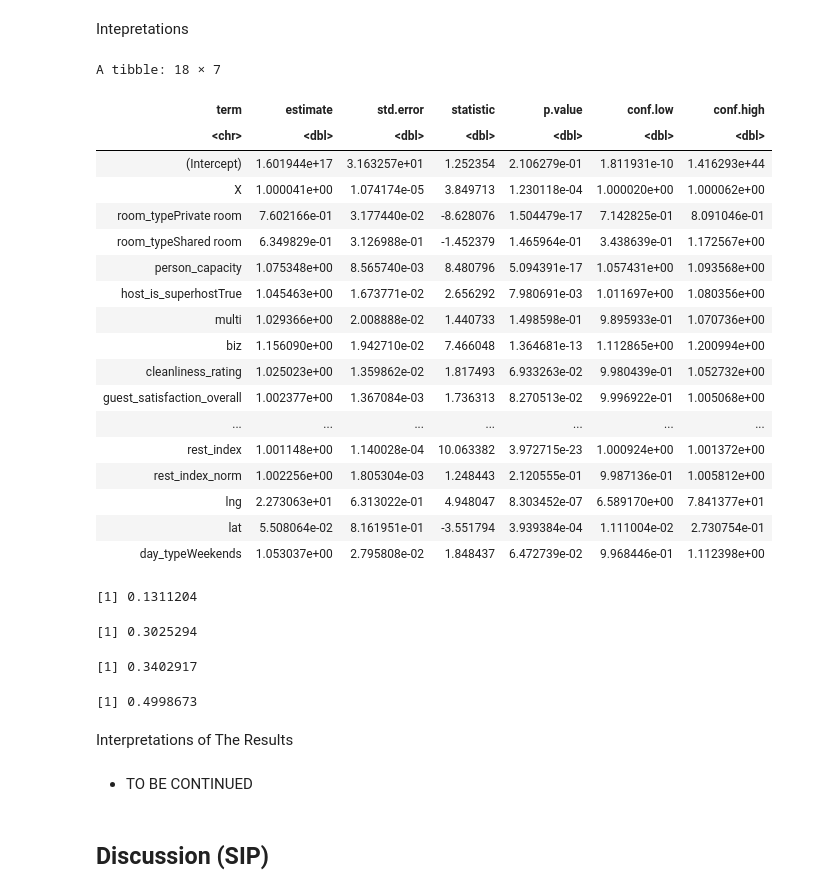
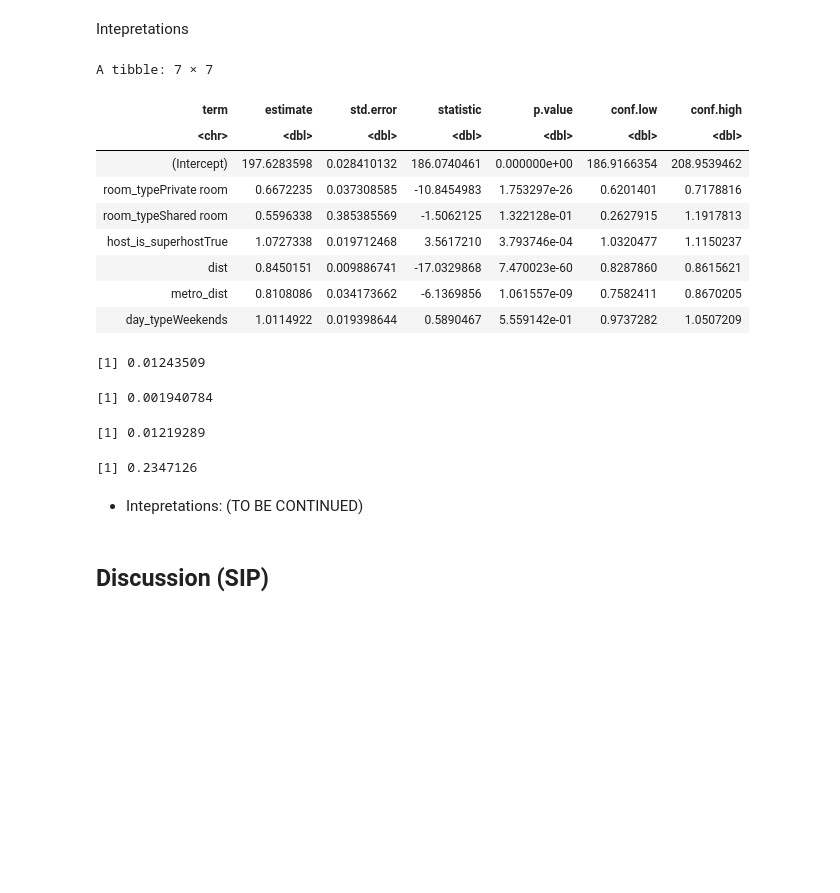
Before and after one commit to XH-DP3/STAT-301-Project-Final-Report---Group-33, a Jupyter notebook: Group 33 Final Report.ipynb, the cells around one changed output. Saved outputs shown, nothing was run; the diff lists cells and outputs as text; code cells hidden in the pictures; blank space fills up the shorter version.

```diff
--- a/Group 33 Final Report.ipynb
+++ b/Group 33 Final Report.ipynb
@@ -257,12 +268,9 @@ VIF Checking
 # %%
 # The full model contains all predictors (except room_shared and room_private since they are contained in romm_type. Otherwise it will cause the aliasing problem) in the dataset
-model_for_vif <- lm(realSum ~ . - room_shared - room_private, data = athens_selection)
+model_for_vif <- lm(realSum ~  room_type + host_is_superhost + dist + metro_dist + guest_satisfaction_overall + cleanliness_rating + day_type, data = athens_selection)
 
 # Calculate VIF for each predictor in the full model
 vif_values <- vif(model_for_vif)
 
-# Identify predictors with VIF greater than 5 (based on the rule of thumb)
-adj_gvif <- vif_values[, "GVIF^(1/(2*Df))"]
-high_gvif <- adj_gvif[adj_gvif > 5]
-high_gvif
+vif_values
 # %% [output]
@@ -275,12 +292,12 @@ Nested Model Comparison
 # %%
 # This model contains all the predictors selected after VIF check
-model_full <- lm(realSum~ . - room_shared - room_private - attr_index - attr_index_norm, data = athens_selection)
+model_full <- model_for_vif
 
-# This model contains the predictors that we believe are relevant based on EDA and our research question
-model_reduced_1 <- lm(realSum ~ day_type + room_type + guest_satisfaction_overall + dist, data = athens_selection)
+# This model removes satisfaction features
+model_reduced_1 <- lm(realSum ~ room_type + host_is_superhost + dist + metro_dist + day_type, data = athens_selection)
 
 # This is another reduced model, which contains
-model_reduced_2 <- lm(realSum~ . - room_shared - room_private - attr_index - attr_index_norm - rest_index - rest_index_norm - lat - lng, data = athens_selection)
+model_reduced_2 <- lm(realSum~  room_type + host_is_superhost + guest_satisfaction_overall + cleanliness_rating + day_type, data = athens_selection)
 # %%
 # Perform ANOVA to compare the reduced model 1 with the full model
 anova_result_1 <- anova(model_reduced_1, model_full)
@@ -327,9 +346,9 @@ plot(model_full)
     - To address the above issues, we will apply a logarithmic transformation to the response variable (realSum). Modeling log(realSum) typically stabilizes variance, reduces right-skewness, and mitigates the influence of extreme price values, leading to a model that better satisfies linear regression assumptions.
 # %%
 # Apply log transformation to the response variable to address the above issues
-model_full_log <- lm(log(realSum)~ . - room_shared - room_private - attr_index - attr_index_norm, data = athens_inference)
+model_reduced_1_log <- lm(log(realSum) ~ room_type + host_is_superhost + dist + metro_dist + day_type, data = athens_inference)
 
-# Diagnostic plots for the transformed full model
+# Diagnostic plots for the transformed model
 par(mfrow = c(2, 2))
-plot(model_full_log)
+plot(model_reduced_1_log)
 # %% [output]
@@ -342,45 +360,40 @@ Warning message in sqrt(crit * p * (1 - hh)/hh):
 - After applying a logarithmic transformation to the response, diagnostic plots show substantial improvement in model assumptions. Residuals exhibit homoscedasticity, approximate normality, and no severe influential points. Therefore, the transformed model is considered appropriate for inference.
 # %% [markdown]
 Intepretations
+# %%
+# Assign the final model
+finalized_model <- model_reduced_1_log
 # %%
 # Perform tidy to get the model summary with exponentiated coefficients and confidence intervals
-result <- tidy(model_full_log, exponentiate = TRUE, conf.int = TRUE)
+result <- tidy(finalized_model, exponentiate = TRUE, conf.int = TRUE)
 
 result
 
 # Adjusted R-squared values for the models
-summary(model_reduced_1)$adj.r.squared # adjusted R-squared for reduced model 1
-summary(model_reduced_2)$adj.r.squared # adjusted R-squared for reduced model 2
-summary(model_full)$adj.r.squared # adjusted R-squared for full model (without log transformation)
-summary(model_full_log)$adj.r.squared # adjusted R-squared for full model (with log transformation)
+summary(model_full)$adj.r.squared # adjusted R-squared for the full model (the one proposed by our research question)
+
+summary(model_reduced_2)$adj.r.squared # adjusted R-squared for the second reduced model
+
+summary(model_reduced_1)$adj.r.squared # adjusted R-squared for the first reduced model (without log transformation)
+
+summary(finalized_model)$adj.r.squared # adjusted R-squared for the first reduced model (our final model) with log transformation
 # %% [output]
-A tibble: 18 × 7
+A tibble: 7 × 7
 | term | estimate | std.error | statistic | p.value | conf.low | conf.high |
 | <chr> | <dbl> | <dbl> | <dbl> | <dbl> | <dbl> | <dbl> |
-| (Intercept) | 1.601944e+17 | 3.163257e+01 | 1.252354 | 2.106279e-01 | 1.811931e-10 | 1.416293e+44 |
-| X | 1.000041e+00 | 1.074174e-05 | 3.849713 | 1.230118e-04 | 1.000020e+00 | 1.000062e+00 |
-| room_typePrivate room | 7.602166e-01 | 3.177440e-02 | -8.628076 | 1.504479e-17 | 7.142825e-01 | 8.091046e-01 |
-| room_typeShared room | 6.349829e-01 | 3.126988e-01 | -1.452379 | 1.465964e-01 | 3.438639e-01 | 1.172567e+00 |
-| person_capacity | 1.075348e+00 | 8.565740e-03 | 8.480796 | 5.094391e-17 | 1.057431e+00 | 1.093568e+00 |
-| host_is_superhostTrue | 1.045463e+00 | 1.673771e-02 | 2.656292 | 7.980691e-03 | 1.011697e+00 | 1.080356e+00 |
-| multi | 1.029366e+00 | 2.008888e-02 | 1.440733 | 1.498598e-01 | 9.895933e-01 | 1.070736e+00 |
-| biz | 1.156090e+00 | 1.942710e-02 | 7.466048 | 1.364681e-13 | 1.112865e+00 | 1.200994e+00 |
-| cleanliness_rating | 1.025023e+00 | 1.359862e-02 | 1.817493 | 6.933263e-02 | 9.980439e-01 | 1.052732e+00 |
-| guest_satisfaction_overall | 1.002377e+00 | 1.367084e-03 | 1.736313 | 8.270513e-02 | 9.996922e-01 | 1.005068e+00 |
-| ... | ... | ... | ... | ... | ... | ... |
-| rest_index | 1.001148e+00 | 1.140028e-04 | 10.063382 | 3.972715e-23 | 1.000924e+00 | 1.001372e+00 |
-| rest_index_norm | 1.002256e+00 | 1.805304e-03 | 1.248443 | 2.120555e-01 | 9.987136e-01 | 1.005812e+00 |
-| lng | 2.273063e+01 | 6.313022e-01 | 4.948047 | 8.303452e-07 | 6.589170e+00 | 7.841377e+01 |
-| lat | 5.508064e-02 | 8.161951e-01 | -3.551794 | 3.939384e-04 | 1.111004e-02 | 2.730754e-01 |
-| day_typeWeekends | 1.053037e+00 | 2.795808e-02 | 1.848437 | 6.472739e-02 | 9.968446e-01 | 1.112398e+00 |
+| (Intercept) | 197.6283598 | 0.028410132 | 186.0740461 | 0.000000e+00 | 186.9166354 | 208.9539462 |
+| room_typePrivate room | 0.6672235 | 0.037308585 | -10.8454983 | 1.753297e-26 | 0.6201401 | 0.7178816 |
+| room_typeShared room | 0.5596338 | 0.385385569 | -1.5062125 | 1.322128e-01 | 0.2627915 | 1.1917813 |
+| host_is_superhostTrue | 1.0727338 | 0.019712468 | 3.5617210 | 3.793746e-04 | 1.0320477 | 1.1150237 |
+| dist | 0.8450151 | 0.009886741 | -17.0329868 | 7.470023e-60 | 0.8287860 | 0.8615621 |
+| metro_dist | 0.8108086 | 0.034173662 | -6.1369856 | 1.061557e-09 | 0.7582411 | 0.8670205 |
+| day_typeWeekends | 1.0114922 | 0.019398644 | 0.5890467 | 5.559142e-01 | 0.9737282 | 1.0507209 |
-[1] 0.1311204
+[1] 0.01243509
-[1] 0.3025294
+[1] 0.001940784
-[1] 0.3402917
+[1] 0.01219289
-[1] 0.4998673
+[1] 0.2347126
-# %% [markdown]
-Interpretations of The Results
 # %% [markdown]
-- TO BE CONTINUED
+- Intepretations: (TO BE CONTINUED)
 # %% [markdown]
 ## Discussion (SIP)
 # %% [markdown]
```
Also changed, not shown: parts of 21 cells of this notebook.
